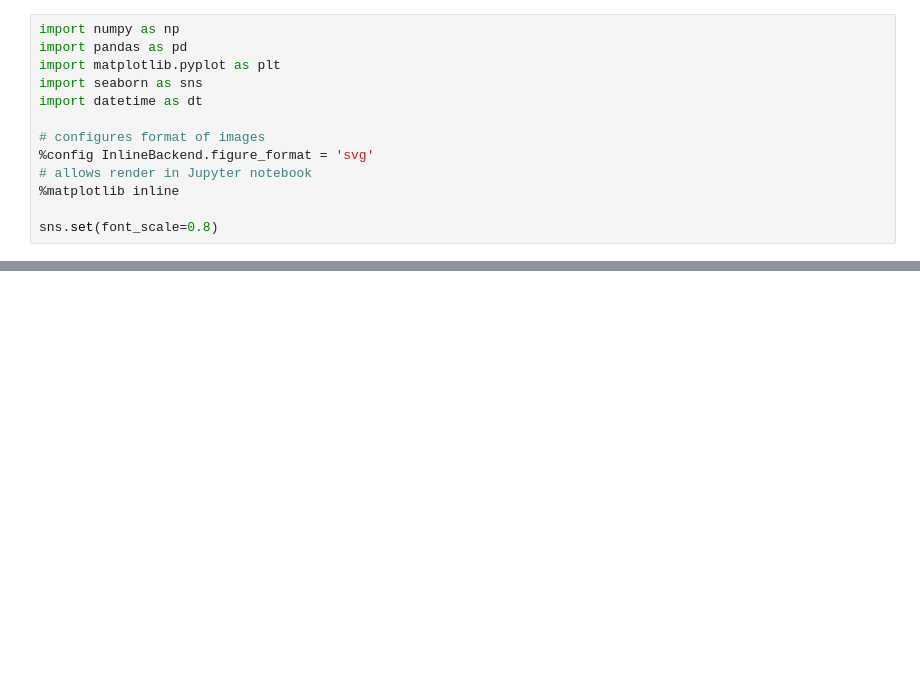
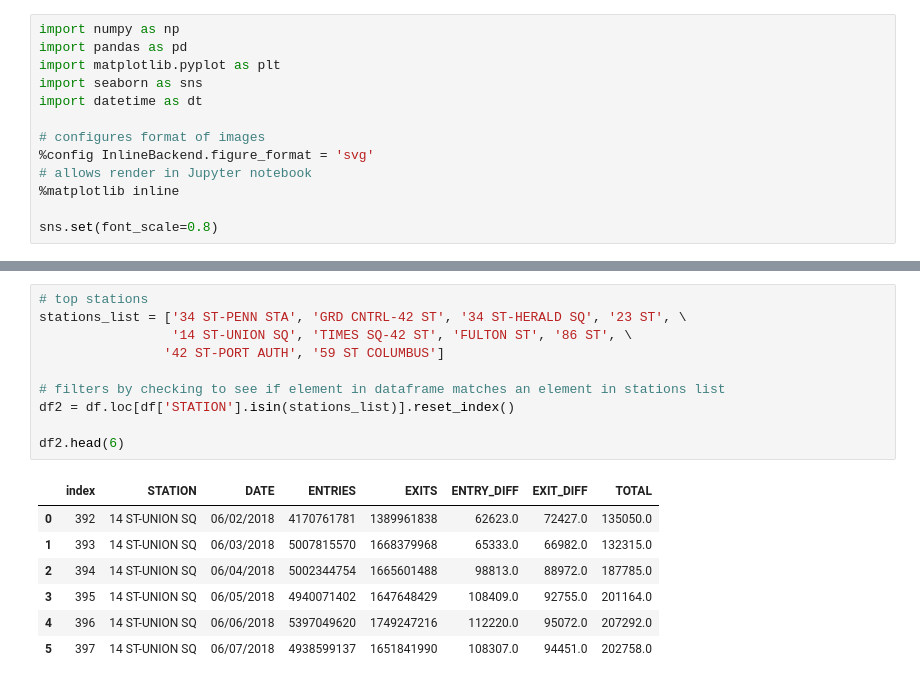
Before and after one commit to anjumorris/Project_Benson, a Jupyter notebook: notebooks/benson_heatmap.ipynb, the cells around one changed output, grey strips where cells are left out. Cells and saved outputs as stored; diff of their text form; blank space fills up the shorter version.

```diff
--- a/notebooks/benson_heatmap.ipynb
+++ b/notebooks/benson_heatmap.ipynb
@@ -23 +63,19 @@ df.head(2)
+# %%
+# top stations
+stations_list = ['34 ST-PENN STA', 'GRD CNTRL-42 ST', '34 ST-HERALD SQ', '23 ST', \
+                 '14 ST-UNION SQ', 'TIMES SQ-42 ST', 'FULTON ST', '86 ST', \
+                '42 ST-PORT AUTH', '59 ST COLUMBUS']
+
+# filters by checking to see if element in dataframe matches an element in stations list
+df2 = df.loc[df['STATION'].isin(stations_list)].reset_index()
+
+df2.head(6)
+# %% [output]
+|  | index | STATION | DATE | ENTRIES | EXITS | ENTRY_DIFF | EXIT_DIFF | TOTAL |
+| 0 | 392 | 14 ST-UNION SQ | 06/02/2018 | 4170761781 | 1389961838 | 62623.0 | 72427.0 | 135050.0 |
+| 1 | 393 | 14 ST-UNION SQ | 06/03/2018 | 5007815570 | 1668379968 | 65333.0 | 66982.0 | 132315.0 |
+| 2 | 394 | 14 ST-UNION SQ | 06/04/2018 | 5002344754 | 1665601488 | 98813.0 | 88972.0 | 187785.0 |
+| 3 | 395 | 14 ST-UNION SQ | 06/05/2018 | 4940071402 | 1647648429 | 108409.0 | 92755.0 | 201164.0 |
+| 4 | 396 | 14 ST-UNION SQ | 06/06/2018 | 5397049620 | 1749247216 | 112220.0 | 95072.0 | 207292.0 |
+| 5 | 397 | 14 ST-UNION SQ | 06/07/2018 | 4938599137 | 1651841990 | 108307.0 | 94451.0 | 202758.0 |
 # %%
```
Also changed, not shown: parts of 9 cells of this notebook.
